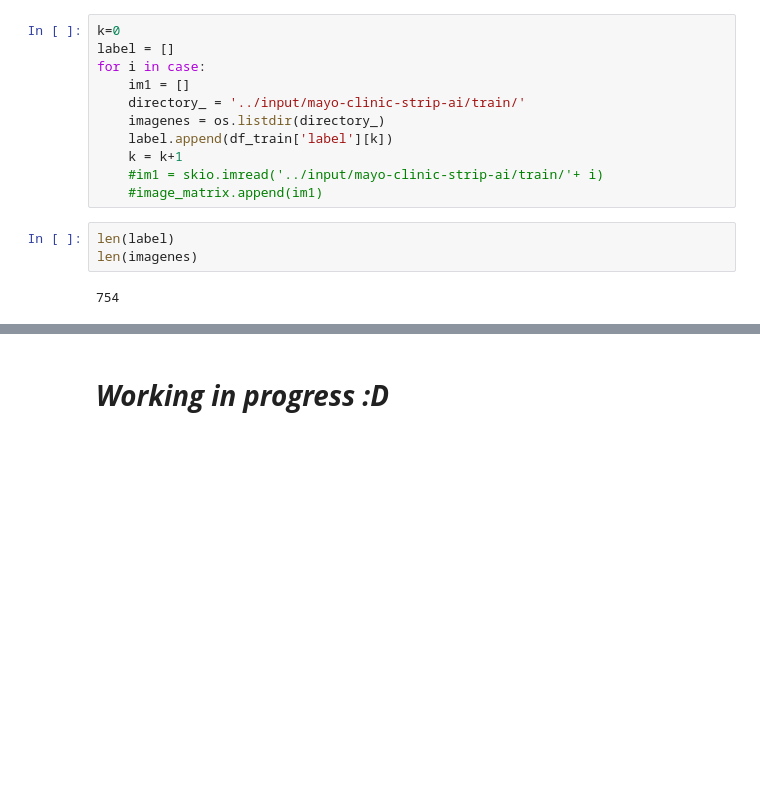
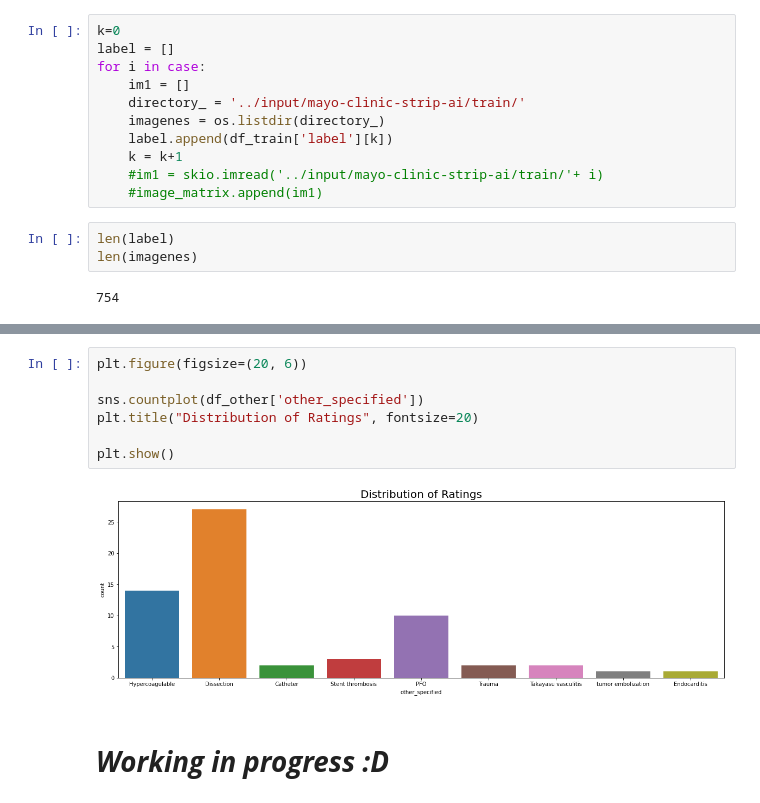
Before and after one commit to p3p31v/Mayo-Clinic, a Jupyter notebook: notebookd85fe10b94.ipynb, the cells around one changed output, grey strips where cells are left out. Cells and saved outputs as stored; diff of their text form; blank space fills up the shorter version.

```diff
--- a/notebookd85fe10b94.ipynb
+++ b/notebookd85fe10b94.ipynb
@@ -85,2 +114,11 @@ len(imagenes)
+# %%
+plt.figure(figsize=(20, 6))
+
+sns.countplot(df_other['other_specified'])
+plt.title("Distribution of Ratings", fontsize=20)
+
+plt.show()
+# %% [output]
+[figure, added]
 # %% [markdown]
 # ***Working in progress :D***
```
Also changed, not shown: parts of 4 cells of this notebook.
